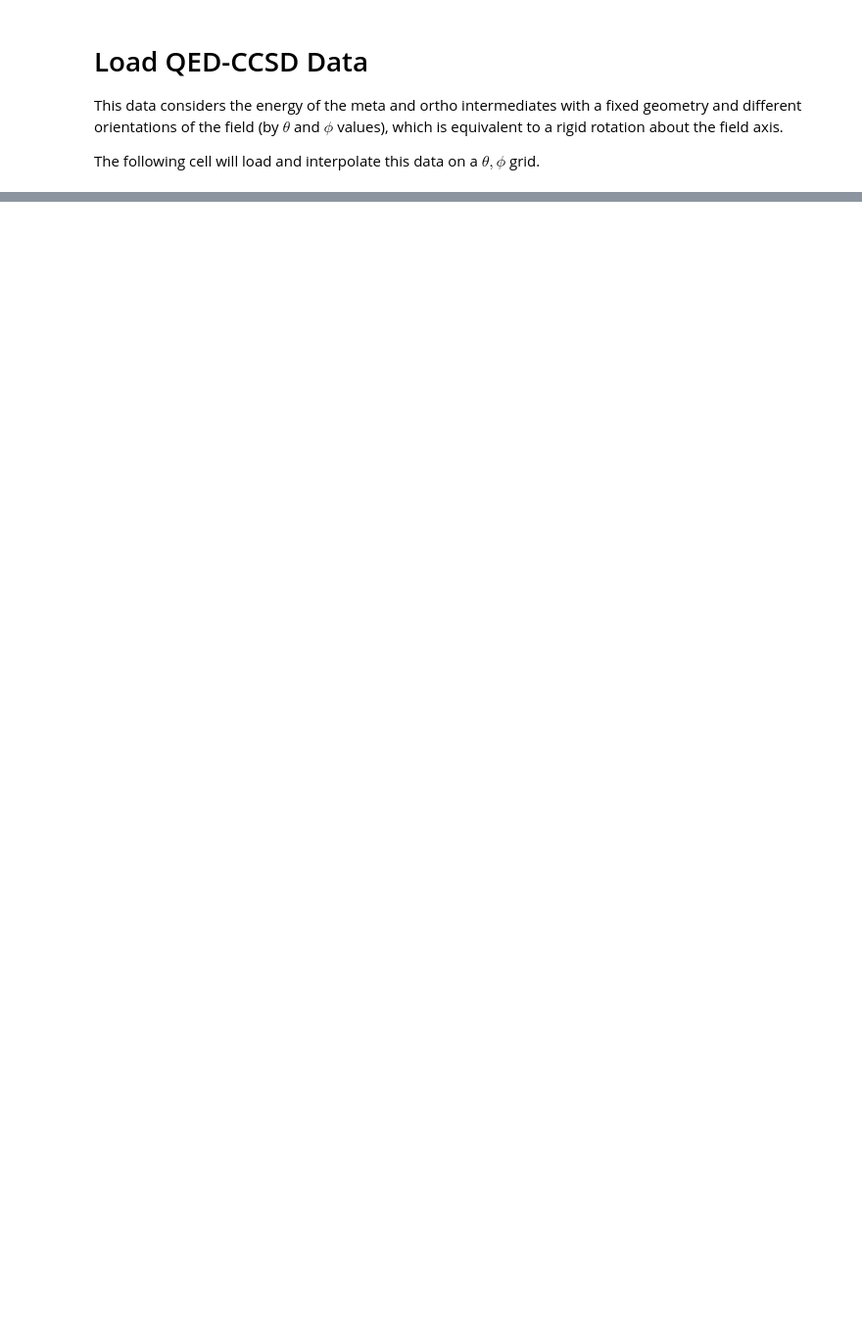
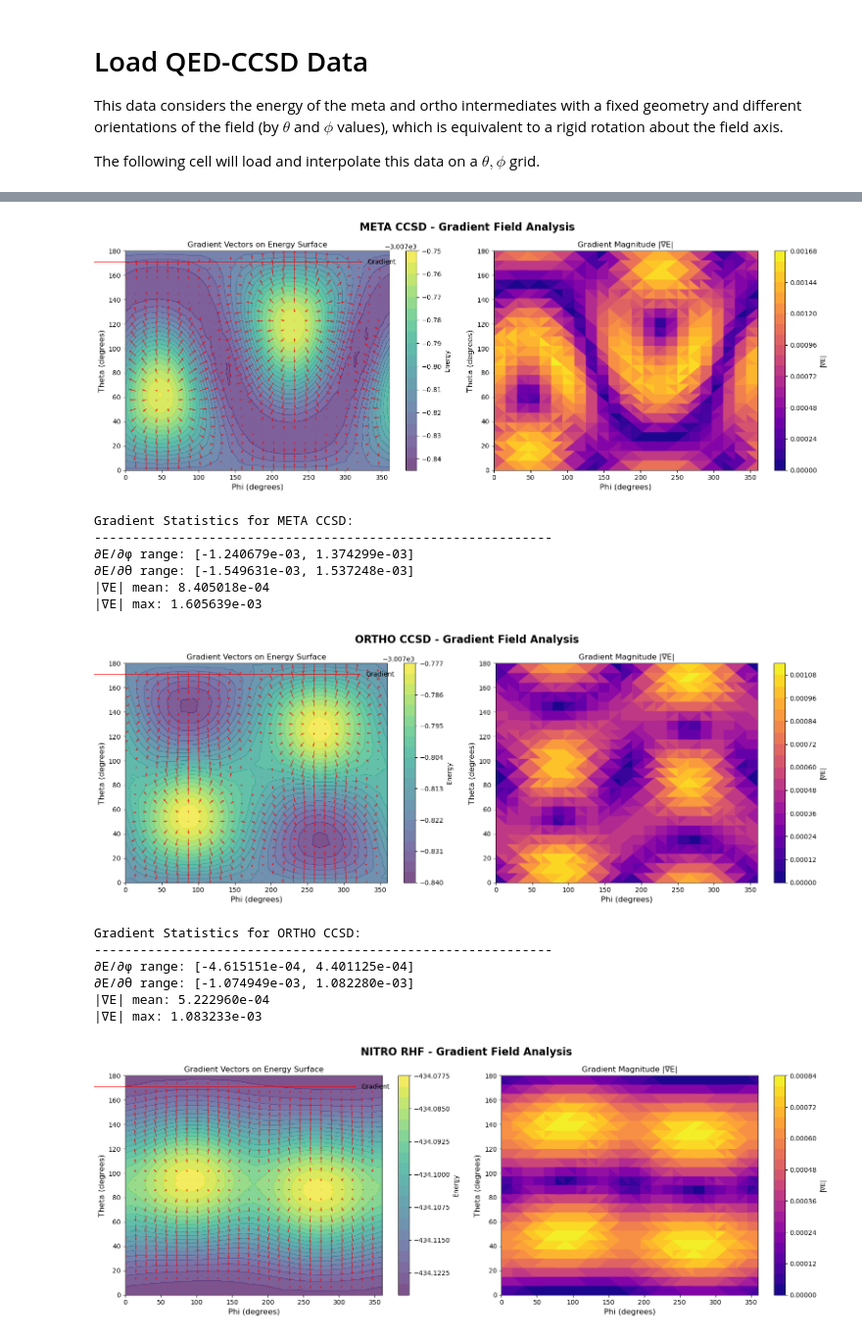
Before and after one commit to FoleyLab/cqed-rhf, a Jupyter notebook: examples/nitrobenzene/ortho_meta_orientation/torque_analysis_rhf_cas_ccsd.ipynb, the cells around one changed output, grey strips where cells are left out. Shown at 98% size. Saved outputs shown, nothing was run; the diff lists cells and outputs as text; code cells hidden in the pictures; blank space fills up the shorter version.

Commit message:
updated figures

```diff
--- a/examples/nitrobenzene/ortho_meta_orientation/torque_analysis_rhf_cas_ccsd.ipynb
+++ b/examples/nitrobenzene/ortho_meta_orientation/torque_analysis_rhf_cas_ccsd.ipynb
@@ -453,8 +327,10 @@ def plot_gradient_field(phi_grid, theta_grid, grid_values, dataset_name,
         Plot every Nth arrow (to avoid overcrowding)
     """
 
-    # Compute gradients
+    # Compute negative of the gradients (aka force)
     dE_dtheta, dE_dphi = np.gradient(grid_values, theta_grid, phi_grid)
+    dE_dtheta *= -1
+    dE_dphi *= -1
 
     # Create meshgrid for plotting
     PH, TH = np.meshgrid(phi_grid, theta_grid)
@@ -494,30 +370,54 @@ def plot_gradient_field(phi_grid, theta_grid, grid_values, dataset_name,
     plt.tight_layout()
     plt.show()
 
     # Print statistics
     print(f"\nGradient Statistics for {dataset_name}:")
     print(f"{'-'*60}")
     print(f"∂E/∂φ range: [{np.nanmin(dE_dphi):.6e}, {np.nanmax(dE_dphi):.6e}]")
     print(f"∂E/∂θ range: [{np.nanmin(dE_dtheta):.6e}, {np.nanmax(dE_dtheta):.6e}]")
     print(f"|∇E| mean: {np.nanmean(gradient_magnitude):.6e}")
     print(f"|∇E| max: {np.nanmax(gradient_magnitude):.6e}")
 
     return dE_dphi, dE_dtheta, gradient_magnitude
 
 
 # Use it with your results:
 dE_dphi_meta, dE_dtheta_meta, grad_mag_meta = plot_gradient_field(
     meta_results['phi_grid'],
     meta_results['theta_grid'],
     meta_results['grid_values'],
     "META CCSD",
     subsample=20  # Adjust to control arrow density
 )
 
 dE_dphi_ortho, dE_dtheta_ortho, grad_mag_ortho = plot_gradient_field(
     ortho_results['phi_grid'],
     ortho_results['theta_grid'],
     ortho_results['grid_values'],
     "ORTHO CCSD",
     subsample=20
 )
+
+dE_dphi_nitro, dE_dtheta_nitro, grad_mag_nitro = plot_gradient_field(
+    nitro_results['phi_grid'],
+    nitro_results['theta_grid'],
+    nitro_results['grid_values'],
+    "NITRO RHF",
+    subsample=20
+)
+# %% [output]
+[figure, added]
+Gradient Statistics for META CCSD:
+------------------------------------------------------------
+∂E/∂φ range: [-1.240679e-03, 1.374299e-03]
+∂E/∂θ range: [-1.549631e-03, 1.537248e-03]
+|∇E| mean: 8.405018e-04
+|∇E| max: 1.605639e-03
+[figure, added]
+Gradient Statistics for ORTHO CCSD:
+------------------------------------------------------------
+∂E/∂φ range: [-4.615151e-04, 4.401125e-04]
+∂E/∂θ range: [-1.074949e-03, 1.082280e-03]
+|∇E| mean: 5.222960e-04
+|∇E| max: 1.083233e-03
+[figure, added]
```
Also changed, not shown: parts of 9 cells of this notebook, 5 other files.
